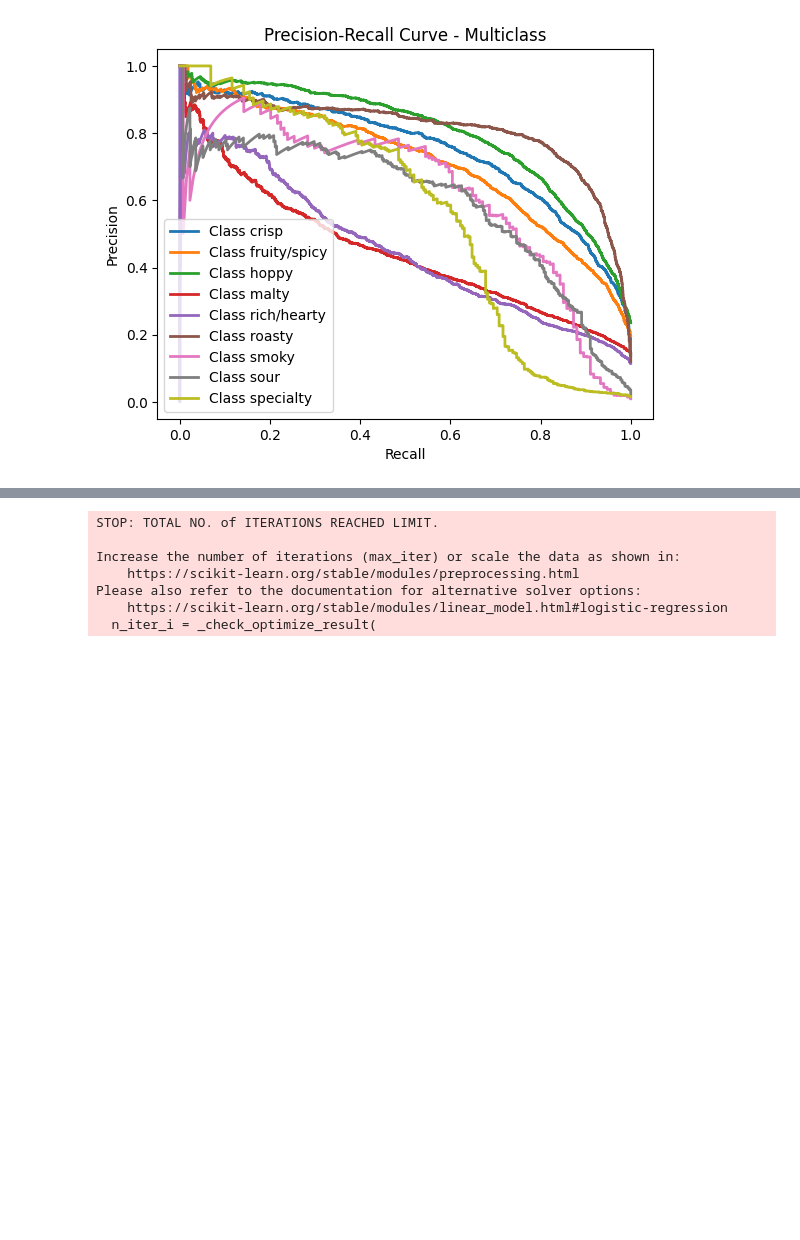
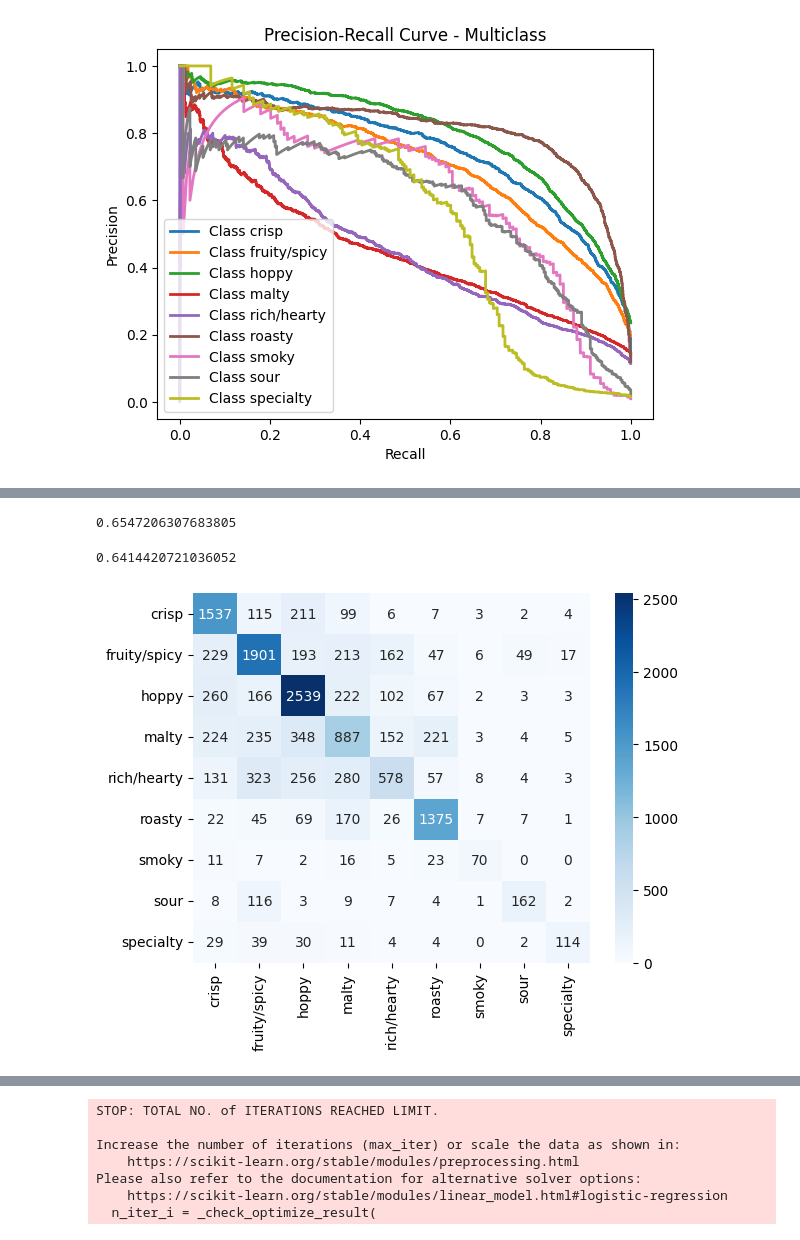
Before and after one commit to EdwardLinS/CSE158-BryanEdwardJesse, a Jupyter notebook: beers/notebook.ipynb, the cells around one changed output, grey strips where cells are left out. Saved outputs shown, nothing was run; the diff lists cells and outputs as text; code cells hidden in the pictures; blank space fills up the shorter version.

Commit message:
Update beer models

```diff
--- a/beers/notebook.ipynb
+++ b/beers/notebook.ipynb
@@ -599,0 +649,19 @@ def getImportantWords(flavor: str, n: int, mod) -> list[str]:
+# %%
+correct = [p == l for p,l in zip(predictions, ratingsTrain['beer/flavor'].values)]
+sum(correct) / len(correct)
+# %% [output]
+0.6547206307683805
+# %%
+Xtest = [feature(d) for i, d in ratingsTest.iterrows()]
+ytest = [d['beer/flavor'] for i, d in ratingsTest.iterrows()]
+# %%
+testPredictions = mod.predict(Xtest)
+# %%
+correct = [p == l for p,l in zip(testPredictions, ratingsTest['beer/flavor'].values)]
+sum(correct) / len(correct)
+# %% [output]
+0.6414420721036052
+# %%
+plot_cm(ytest, testPredictions, mod)
+# %% [output]
+[figure, added]
```
Also changed, not shown: parts of 35 cells of this notebook, 1 other file.
